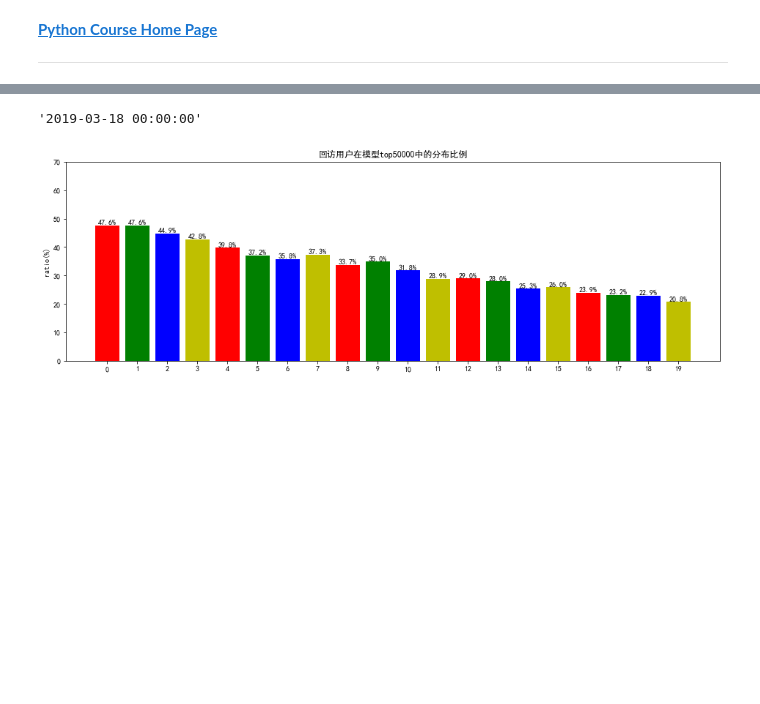
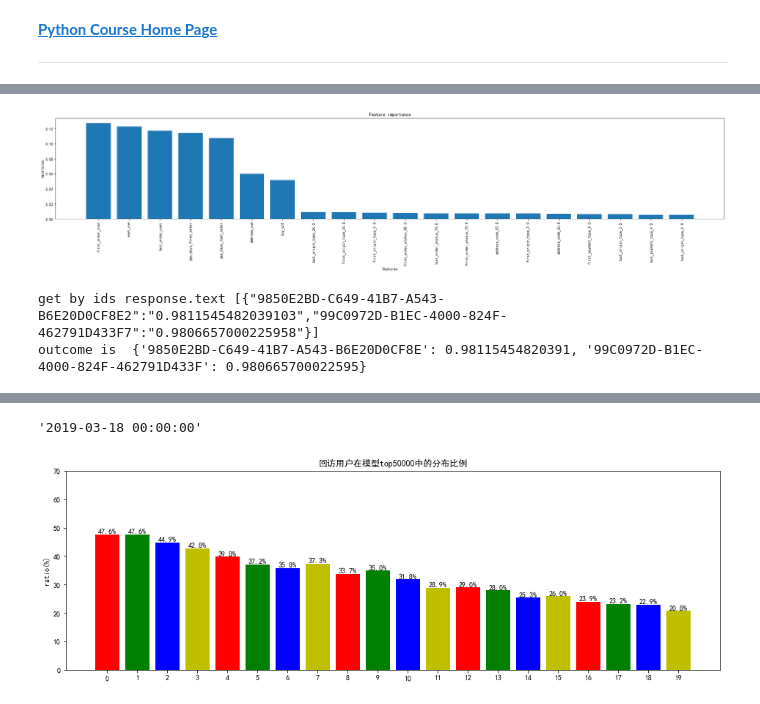
Before and after one commit to tusonggao/jupyter_notebook_dir, a Jupyter notebook: small_test.ipynb, the cells around one changed output, grey strips where cells are left out. Cells and saved outputs as stored; diff of their text form; code cells hidden in the pictures; blank space fills up the shorter version.

```diff
--- a/small_test.ipynb
+++ b/small_test.ipynb
@@ -21,0 +140,14 @@ config_dir['check_duration_by_day']
+# %%
+def show_features_importance_bar(features, feature_importance):
+    plt.figure(figsize=(25, 6))
+    #plt.yscale('log', nonposy='clip')
+    plt.bar(range(len(feature_importance)), feature_importance, align='center')
+    plt.xticks(range(len(feature_importance)), features, rotation='vertical')
+    plt.title('Feature importance')
+    plt.ylabel('Importance')
+    plt.xlabel('Features')
+    plt.tight_layout()
+    plt.show()
+
+df = pd.read_csv('F:/model_upload/lgb_feat_importance_split.csv')
+df.shape
@@ -21,0 +170,51 @@ config_dir['check_duration_by_day']
+# %%
+show_features_importance_bar(df['feature_name'][:20], df['importance'][:20])
+# %% [output]
+[figure, added]
+# %%
+import requests
+
+def split_all_text(response_text):
+    idx_right = -1
+    outcome = {}
+
+    while True:
+        start_idx = idx_right + 1
+        idx_left = response_text.find('"', start_idx)
+        if idx_left==-1:
+            break
+
+        start_idx = idx_left + 1
+        idx_right = response_text.find('"', start_idx)
+        if idx_right==-1:
+            break
+
+        buy_user_id = response_text[idx_left+1:idx_right-1]
+
+        start_idx = idx_right + 1
+        idx_left = response_text.find('"', start_idx)
+        if idx_left==-1:
+            break
+
+        start_idx = idx_left + 1
+        idx_right = response_text.find('"', start_idx)
+        if idx_right==-1:
+            break
+
+        score = float(response_text[idx_left+1:idx_right-1])
+        outcome[buy_user_id] = score
+
+    return outcome
+
+url_get_by_ids = 'http://172.17.30.36:9003/callcenter/v1/get_possibility_by_user_ids'
+user_ids_lst = ['99C0972D-B1EC-4000-824F-462791D433F7', '9850E2BD-C649-41B7-A543-B6E20D0CF8E2']
+
+response = requests.get(url_get_by_ids,
+                        params={'user_ids':user_ids_lst})
+print('get by ids response.text', response.text)
+
+outcome = split_all_text(response.text)
+print('outcome is ', outcome)
+# %% [output]
+get by ids response.text [{"9850E2BD-C649-41B7-A543-B6E20D0CF8E2":"0.9811545482039103","99C0972D-B1EC-4000-824F-462791D433F7":"0.9806657000225958"}]
+outcome is  {'9850E2BD-C649-41B7-A543-B6E20D0CF8E': 0.98115454820391, '99C0972D-B1EC-4000-824F-462791D433F': 0.980665700022595}
```
Also changed, not shown: parts of 13 cells of this notebook.
